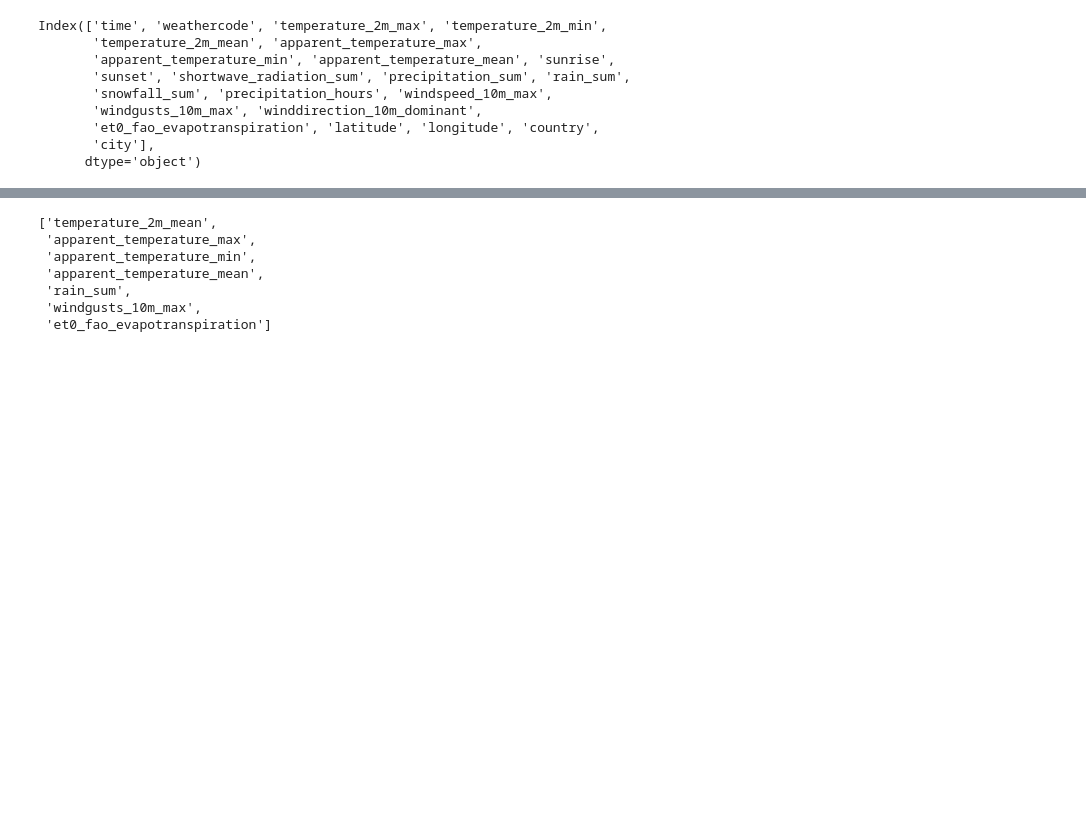
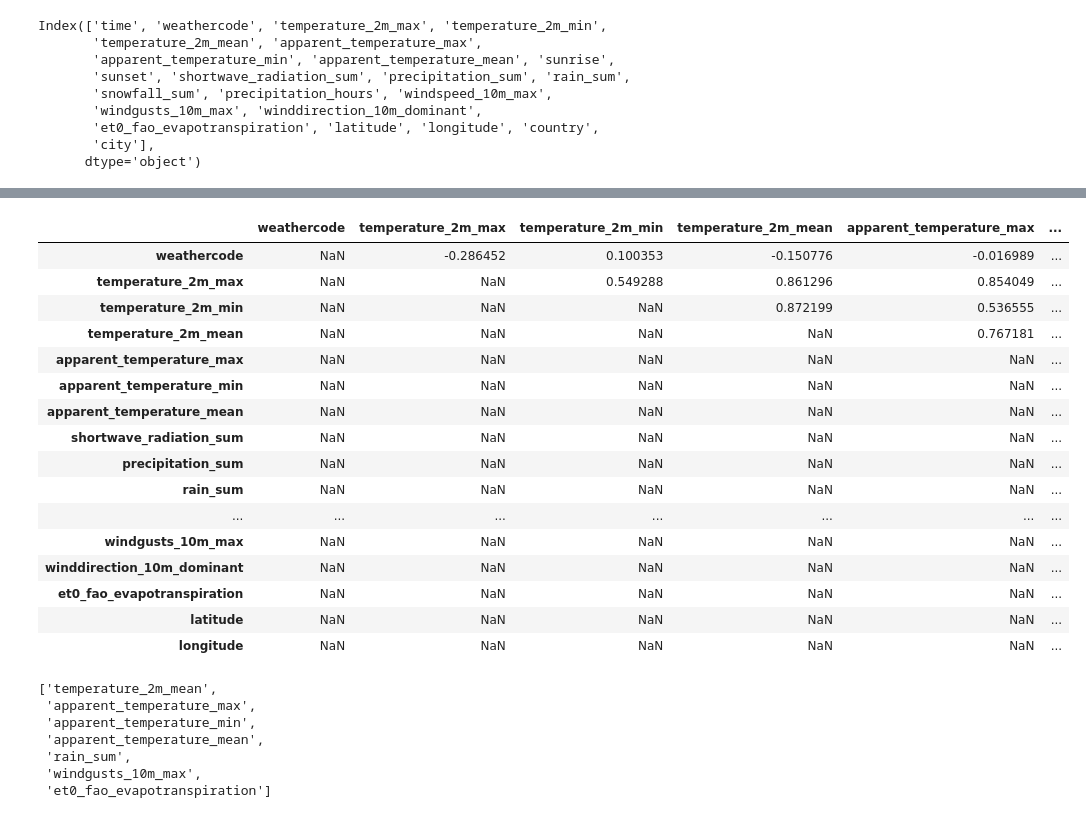
Before and after one commit to Pabasara715/Machine_Learning_Project_Weather_Prediction, a Jupyter notebook: SVM_Weather_pred.ipynb, the cells around one changed output, grey strips where cells are left out. Cells and saved outputs as stored; diff of their text form; code cells hidden in the pictures; blank space fills up the shorter version.

```diff
--- a/SVM_Weather_pred.ipynb
+++ b/SVM_Weather_pred.ipynb
@@ -186,6 +186,26 @@ upper = correlation_matrix.where(np.triu(np.ones(correlation_matrix.shape), k=1)
 to_drop = [column for column in upper.columns if any(upper[column] > 0.7)] # Find features with correlation greater than threshold
 
 weather.drop(to_drop,axis=1,inplace=True) # Droping the features above threshold features
+# %%
+upper
+# %% [output]
+|  | weathercode | temperature_2m_max | temperature_2m_min | temperature_2m_mean | apparent_temperature_max | ... |
+| weathercode | NaN | -0.286452 | 0.100353 | -0.150776 | -0.016989 | ... |
+| temperature_2m_max | NaN | NaN | 0.549288 | 0.861296 | 0.854049 | ... |
+| temperature_2m_min | NaN | NaN | NaN | 0.872199 | 0.536555 | ... |
+| temperature_2m_mean | NaN | NaN | NaN | NaN | 0.767181 | ... |
+| apparent_temperature_max | NaN | NaN | NaN | NaN | NaN | ... |
+| apparent_temperature_min | NaN | NaN | NaN | NaN | NaN | ... |
+| apparent_temperature_mean | NaN | NaN | NaN | NaN | NaN | ... |
+| shortwave_radiation_sum | NaN | NaN | NaN | NaN | NaN | ... |
+| precipitation_sum | NaN | NaN | NaN | NaN | NaN | ... |
+| rain_sum | NaN | NaN | NaN | NaN | NaN | ... |
+| ... | ... | ... | ... | ... | ... | ... |
+| windgusts_10m_max | NaN | NaN | NaN | NaN | NaN | ... |
+| winddirection_10m_dominant | NaN | NaN | NaN | NaN | NaN | ... |
+| et0_fao_evapotranspiration | NaN | NaN | NaN | NaN | NaN | ... |
+| latitude | NaN | NaN | NaN | NaN | NaN | ... |
+| longitude | NaN | NaN | NaN | NaN | NaN | ... |
 # %%
 to_drop # Printing the columns to be dropped
 # %% [output]
```
Also changed, not shown: parts of 18 cells of this notebook, 5 other files.
